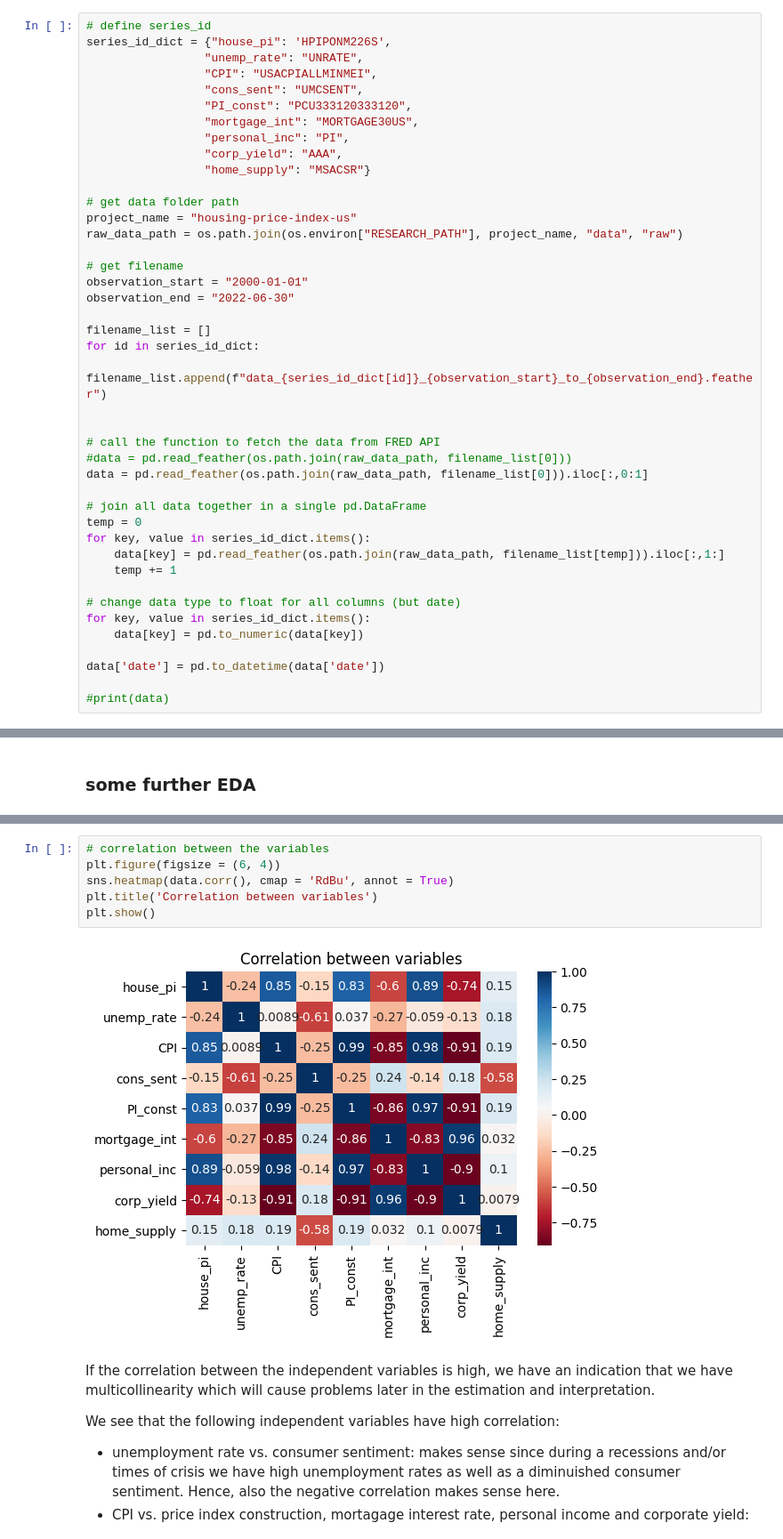
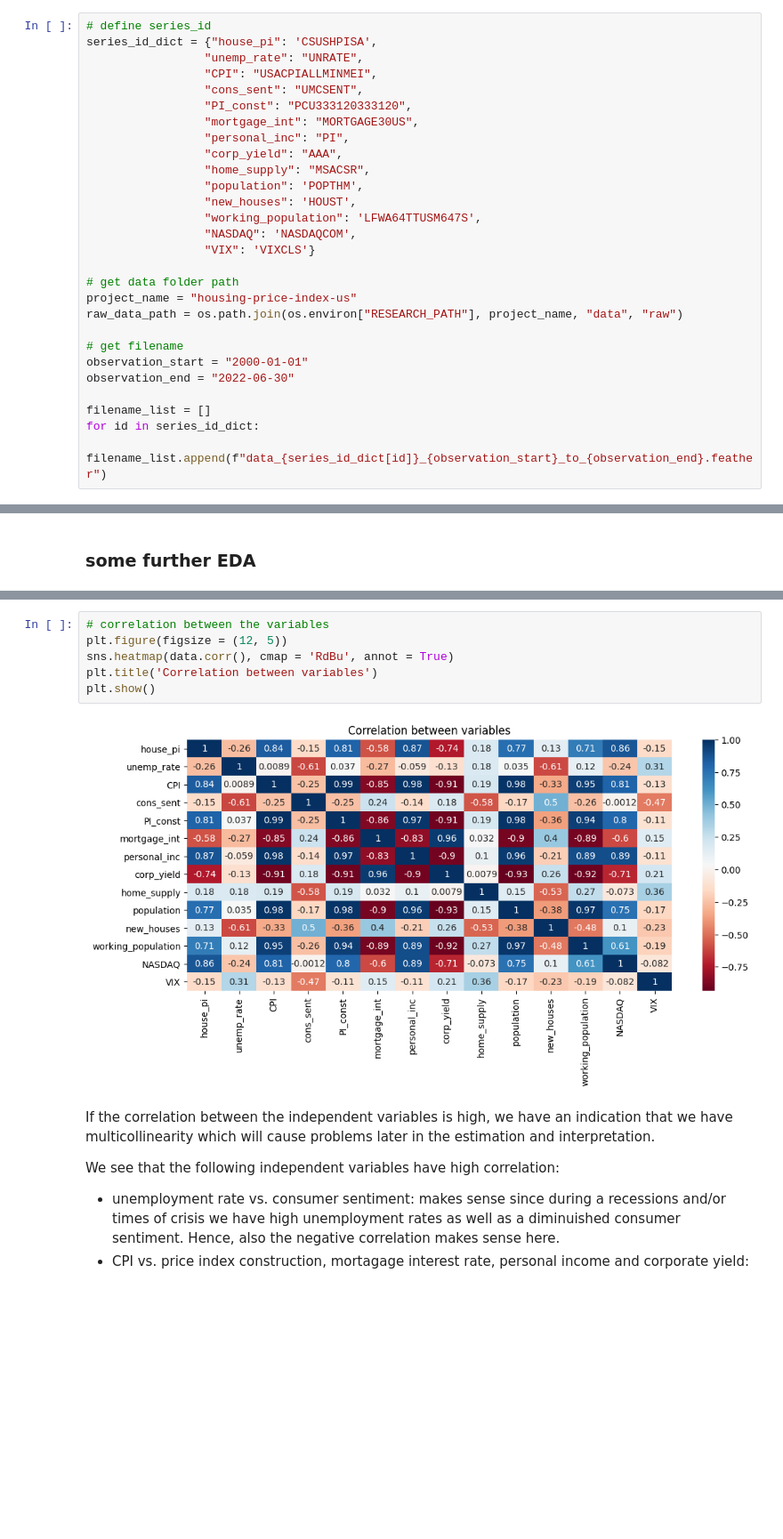
Before and after one commit to AtK42/digital-tools-for-finance-homework, a Jupyter notebook: housing-price-index-us/notebooks/housing-price-index-us.ipynb, the cells around one changed output, grey strips where cells are left out. Shown at 89% size. Cells and saved outputs as stored; diff of their text form; blank space fills up the shorter version.

Commit message:
some further work on models, added NASDAQ and VIX

```diff
--- a/housing-price-index-us/notebooks/housing-price-index-us.ipynb
+++ b/housing-price-index-us/notebooks/housing-price-index-us.ipynb
@@ -37,7 +37,7 @@ import datetime
 ## Import data
 # %%
 # define series_id
-series_id_dict = {"house_pi": 'HPIPONM226S',
+series_id_dict = {"house_pi": 'CSUSHPISA',
                  "unemp_rate": "UNRATE",
                  "CPI": "USACPIALLMINMEI",
                  "cons_sent": "UMCSENT",
@@ -45,7 +45,12 @@ series_id_dict = {"house_pi": 'HPIPONM226S',
                  "mortgage_int": "MORTGAGE30US",
                  "personal_inc": "PI",
                  "corp_yield": "AAA",
-                 "home_supply": "MSACSR"}
+                 "home_supply": "MSACSR",
+                 "population": 'POPTHM',
+                 "new_houses": 'HOUST',
+                 "working_population": 'LFWA64TTUSM647S',
+                 "NASDAQ": 'NASDAQCOM',
+                 "VIX": 'VIXCLS'}
 
 # get data folder path
 project_name = "housing-price-index-us"
@@ -58,22 +63,3 @@ observation_end = "2022-06-30"
 filename_list = []
 for id in series_id_dict:
     filename_list.append(f"data_{series_id_dict[id]}_{observation_start}_to_{observation_end}.feather")
-
-
-# call the function to fetch the data from FRED API
-#data = pd.read_feather(os.path.join(raw_data_path, filename_list[0]))
-data = pd.read_feather(os.path.join(raw_data_path, filename_list[0])).iloc[:,0:1]
-
-# join all data together in a single pd.DataFrame
-temp = 0
-for key, value in series_id_dict.items():
-    data[key] = pd.read_feather(os.path.join(raw_data_path, filename_list[temp])).iloc[:,1:]
-    temp += 1
-
-# change data type to float for all columns (but date)
-for key, value in series_id_dict.items():
-    data[key] = pd.to_numeric(data[key])
-
-data['date'] = pd.to_datetime(data['date'])
-
-#print(data)
@@ -196,11 +232,11 @@ for i in cols:
 # %%
 # correlation between the variables
-plt.figure(figsize = (6, 4))
+plt.figure(figsize = (12, 5))
 sns.heatmap(data.corr(), cmap = 'RdBu', annot = True)
 plt.title('Correlation between variables')
 plt.show()
 # %% [output]
-[figure, old version]
+[figure, new version]
 # %% [markdown]
 If the correlation between the independent variables is high, we have an indication that we have multicollinearity which will cause problems later in the estimation and interpretation.
 
```
Also changed, not shown: parts of 23 cells of this notebook, 4 other files.
